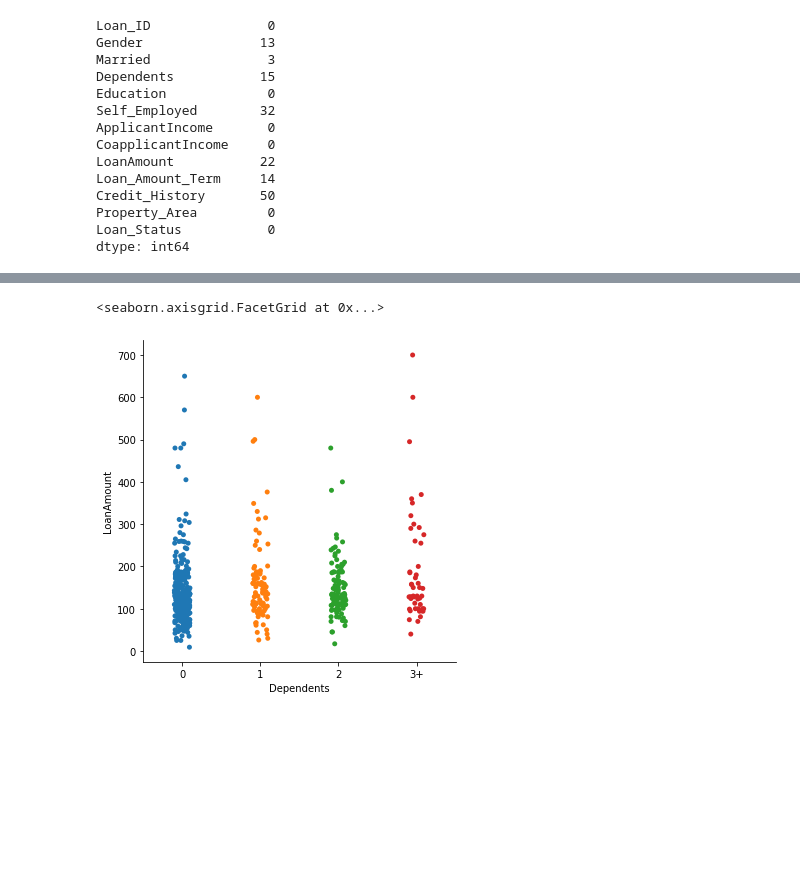
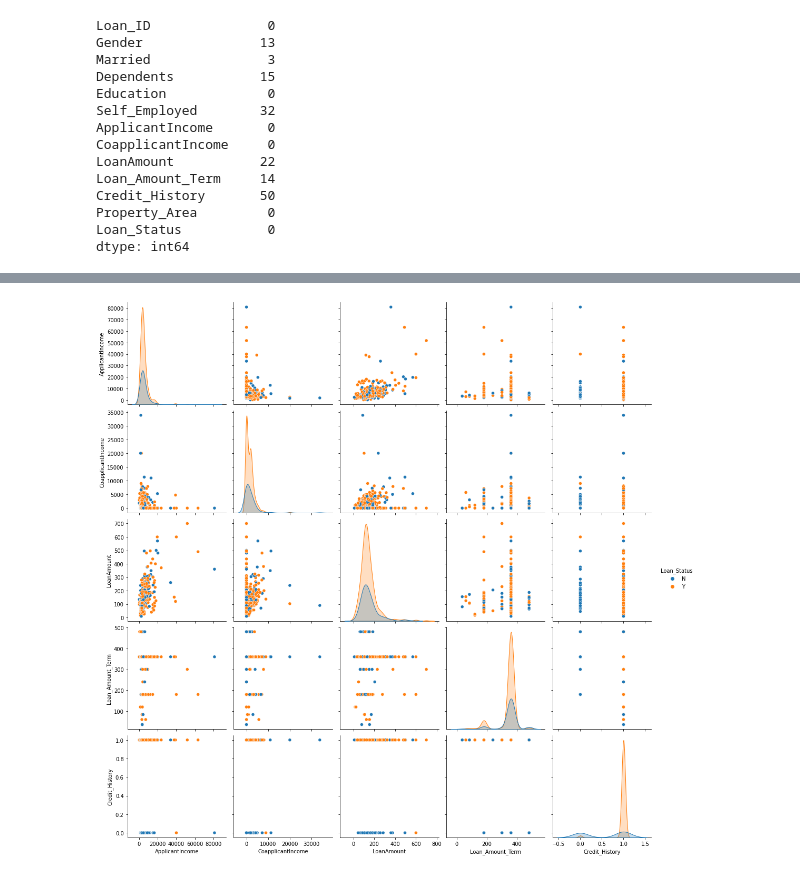
Before and after one commit to bwagle2021/ECS171-Loan-Prediction-Project, a Jupyter notebook: Project.ipynb, the cells around one changed output, grey strips where cells are left out. Saved outputs shown, nothing was run; the diff lists cells and outputs as text; code cells hidden in the pictures; blank space fills up the shorter version.

```diff
--- a/Project.ipynb
+++ b/Project.ipynb
@@ -165,5 +158,5 @@ sb.pairplot(train)
-# %%
-sb.catplot(x="Dependents", y="LoanAmount", data=train2)
-# %% [output]
-<seaborn.axisgrid.FacetGrid at 0x...>
-[figure, removed]
+# %%
+sb.pairplot(trainingDf, hue = "Loan_Status", height = 3 )
+plt.show()
+# %% [output]
+[figure, added]
```
Also changed, not shown: parts of 23 cells of this notebook.
